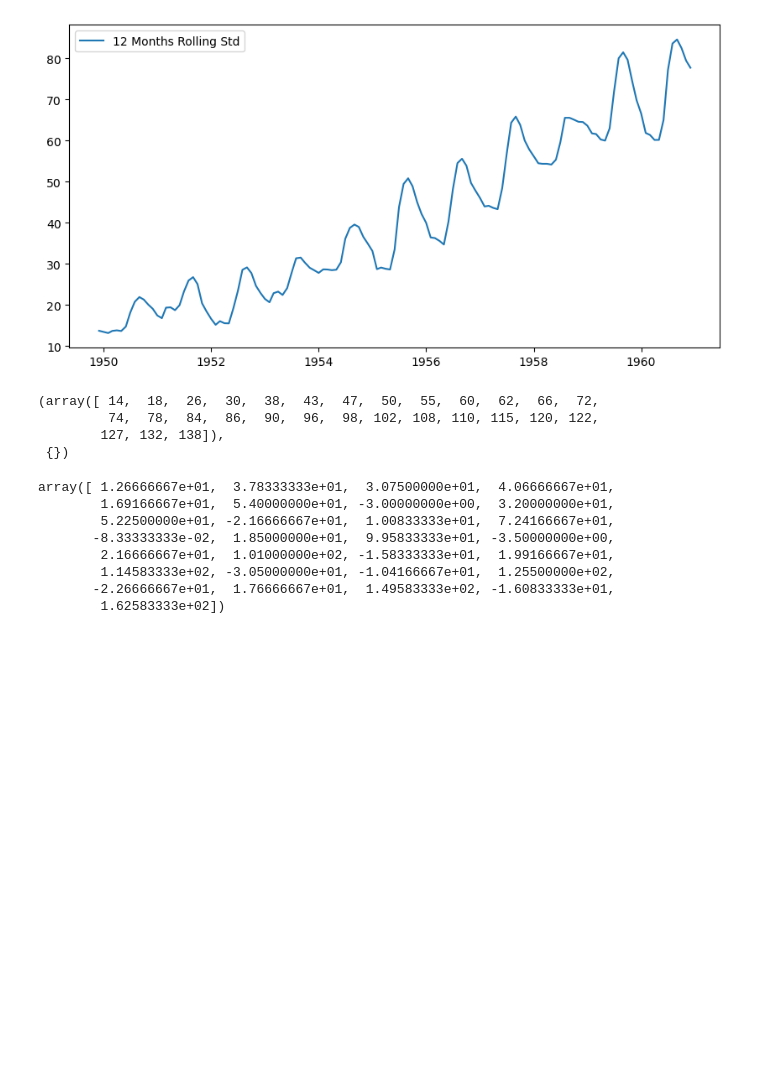
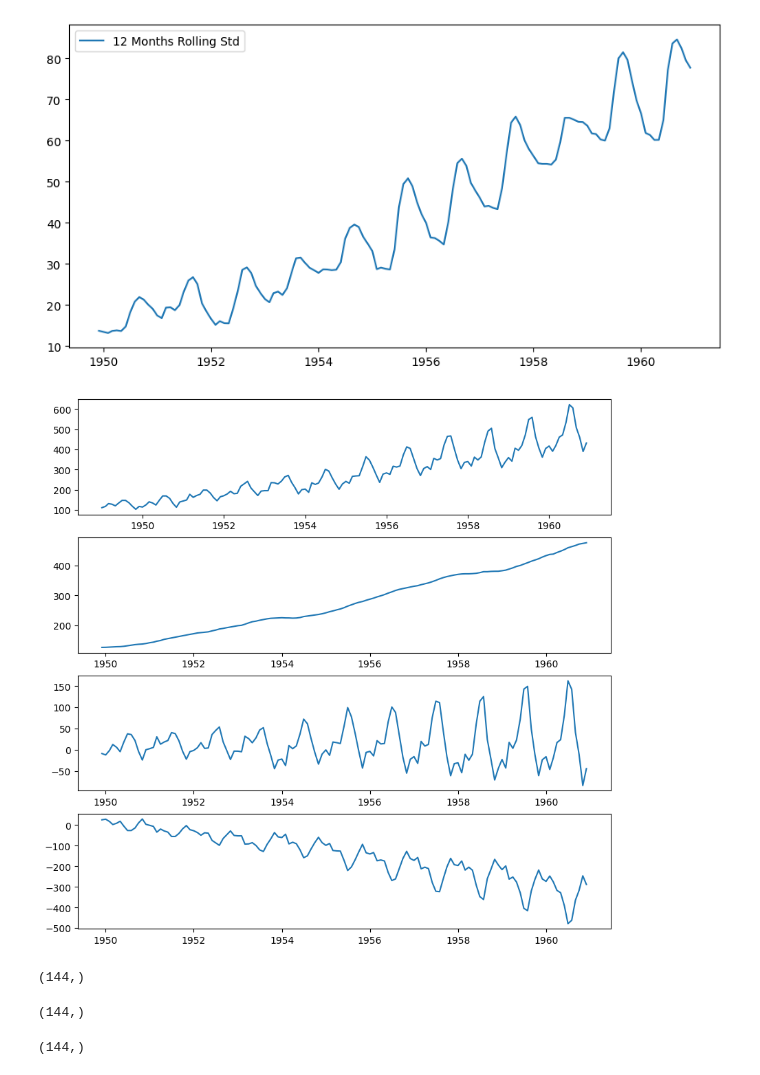
Before and after one commit to aluchici/rau-software-packages-for-data-analysis-2023-2024, a Jupyter notebook: Timeseries_1.ipynb, the cells around one changed output. Drawn from its saved outputs; the diff is of its cells as text; code cells hidden in the pictures; blank space fills up the shorter version.

```diff
--- a/Timeseries_1.ipynb
+++ b/Timeseries_1.ipynb
@@ -51,24 +51,39 @@ plt.legend()
 plt.show()
 # %% [output]
 [figure]
-# %%
-from scipy.signal import find_peaks
-
-peaks = find_peaks(seasonality)
-peaks
-# %% [output]
-(array([ 14,  18,  26,  30,  38,  43,  47,  50,  55,  60,  62,  66,  72,
-         74,  78,  84,  86,  90,  96,  98, 102, 108, 110, 115, 120, 122,
-        127, 132, 138]),
- {})
-# %%
-seasonality[peaks[0]]
-# %% [output]
-array([ 1.26666667e+01,  3.78333333e+01,  3.07500000e+01,  4.06666667e+01,
-        1.69166667e+01,  5.40000000e+01, -3.00000000e+00,  3.20000000e+01,
-        5.22500000e+01, -2.16666667e+01,  1.00833333e+01,  7.24166667e+01,
-       -8.33333333e-02,  1.85000000e+01,  9.95833333e+01, -3.50000000e+00,
-        2.16666667e+01,  1.01000000e+02, -1.58333333e+01,  1.99166667e+01,
-        1.14583333e+02, -3.05000000e+01, -1.04166667e+01,  1.25500000e+02,
-       -2.26666667e+01,  1.76666667e+01,  1.49583333e+02, -1.60833333e+01,
-        1.62583333e+02])
+# %%
+# TS = T + S + E
+# E = TS - T - S
+
+# Trend
+yearly_trend = df.rolling(window=12).mean()
+
+# Seasonal effects
+# Warning! When you extract the trend, you normally take into account the errors too.
+# Here we are considering that the errors don't exist which will skew the noise calculation
+# below.
+seasonality = df["#Passengers"].values - yearly_trend.values.T[0]
+
+# Noise
+noise = np.array(df["#Passengers"]).shape - np.array(yearly_trend)[:, 0] - seasonality
+
+fig, ax = plt.subplots(nrows=4, ncols=1, figsize=(10, 10))
+ax[0].plot(df["Month"], df["#Passengers"], label="Original")
+ax[1].plot(df["Month"], yearly_trend, label="Yearly trend")
+ax[2].plot(df["Month"], seasonality, label="Seasonal effects")
+ax[3].plot(df["Month"], noise, label="Noise")
+plt.show()
+# %% [output]
+[figure, added]
+# %%
+np.array(df["#Passengers"]).shape
+# %% [output]
+(144,)
+# %%
+np.array(yearly_trend)[:, 0].shape
+# %% [output]
+(144,)
+# %%
+seasonality.shape
+# %% [output]
+(144,)
```
Also changed, not shown: 1 other file.
